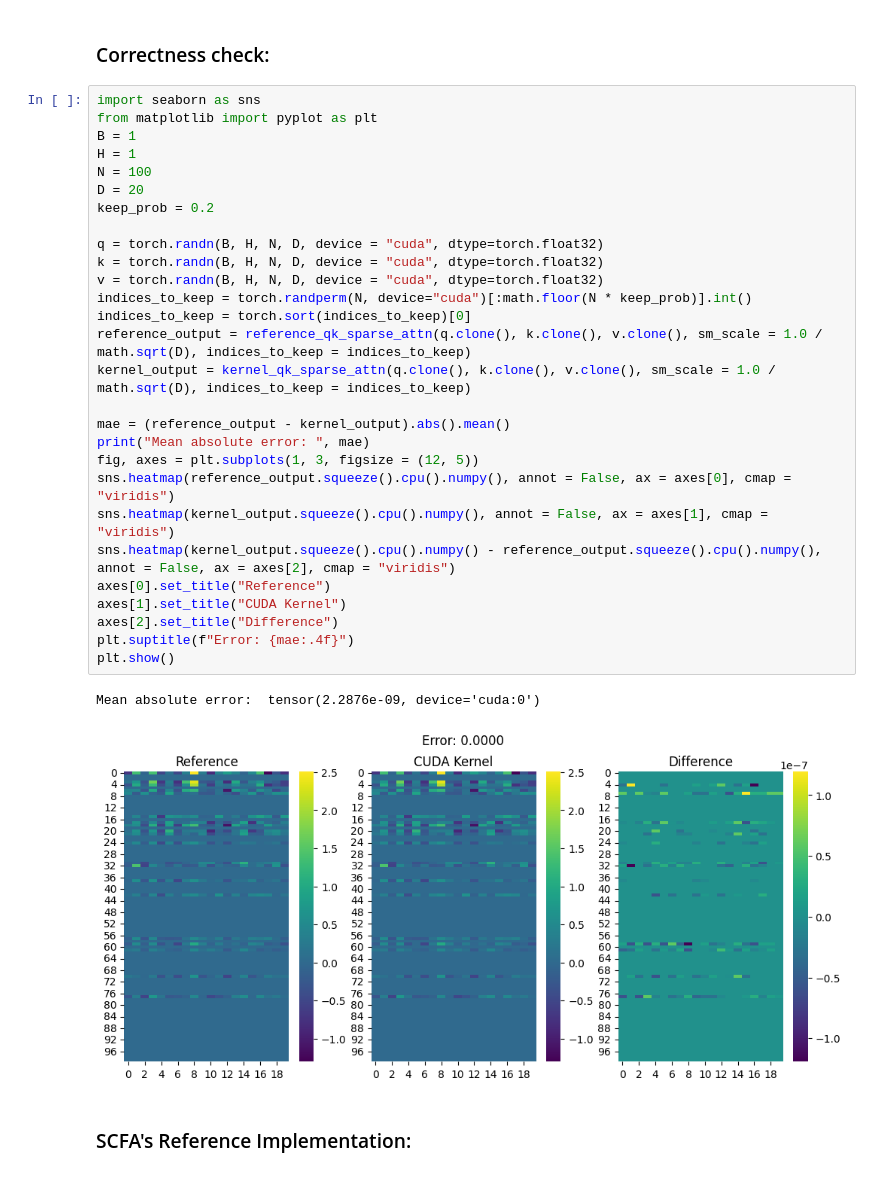
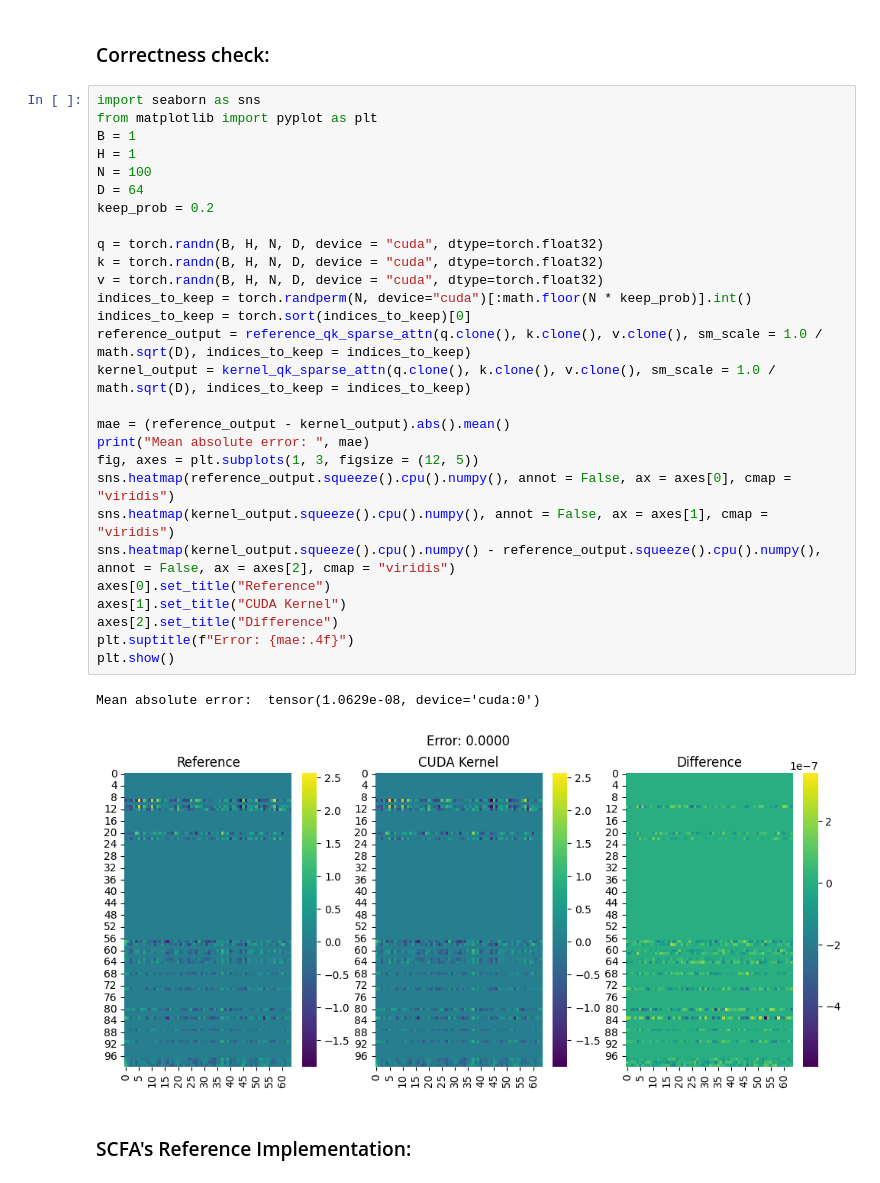
Before and after one commit to raayandhar/SCFA, a Jupyter notebook: benchmark/attention_benchmarks.ipynb, the cells around one changed output. Drawn from its saved outputs; the diff is of its cells as text.

```diff
--- a/benchmark/attention_benchmarks.ipynb
+++ b/benchmark/attention_benchmarks.ipynb
@@ -104,34 +105,34 @@ tensor([[[[0., 0., 0.,  ..., 0., 0., 0.],
 # %%
 import seaborn as sns
 from matplotlib import pyplot as plt
 B = 1
 H = 1
 N = 100
-D = 20
+D = 64
 keep_prob = 0.2
 
 q = torch.randn(B, H, N, D, device = "cuda", dtype=torch.float32)
 k = torch.randn(B, H, N, D, device = "cuda", dtype=torch.float32)
 v = torch.randn(B, H, N, D, device = "cuda", dtype=torch.float32)
 indices_to_keep = torch.randperm(N, device="cuda")[:math.floor(N * keep_prob)].int()
 indices_to_keep = torch.sort(indices_to_keep)[0]
 reference_output = reference_qk_sparse_attn(q.clone(), k.clone(), v.clone(), sm_scale = 1.0 / math.sqrt(D), indices_to_keep = indices_to_keep)
 kernel_output = kernel_qk_sparse_attn(q.clone(), k.clone(), v.clone(), sm_scale = 1.0 / math.sqrt(D), indices_to_keep = indices_to_keep)
 
 mae = (reference_output - kernel_output).abs().mean()
 print("Mean absolute error: ", mae)
 fig, axes = plt.subplots(1, 3, figsize = (12, 5))
 sns.heatmap(reference_output.squeeze().cpu().numpy(), annot = False, ax = axes[0], cmap = "viridis")
 sns.heatmap(kernel_output.squeeze().cpu().numpy(), annot = False, ax = axes[1], cmap = "viridis")
 sns.heatmap(kernel_output.squeeze().cpu().numpy() - reference_output.squeeze().cpu().numpy(), annot = False, ax = axes[2], cmap = "viridis")
 axes[0].set_title("Reference")
 axes[1].set_title("CUDA Kernel")
 axes[2].set_title("Difference")
 plt.suptitle(f"Error: {mae:.4f}")
 plt.show()
 # %% [output]
-Mean absolute error:  tensor(2.2876e-09, device='cuda:0')
+Mean absolute error:  tensor(1.0629e-08, device='cuda:0')
-[figure, old version]
+[figure, new version]
 # %% [markdown]
 ### SCFA's Reference Implementation:
 # %%
```
Also changed, not shown: parts of 18 cells of this notebook, 2 other files.
